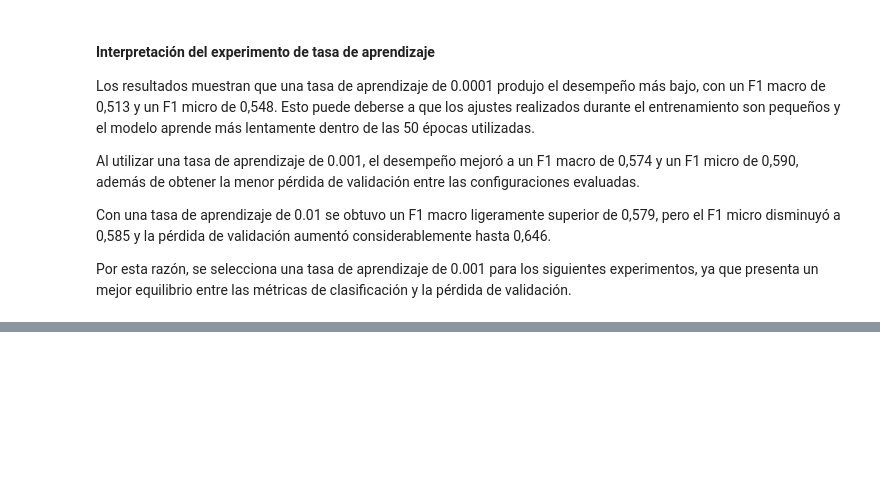
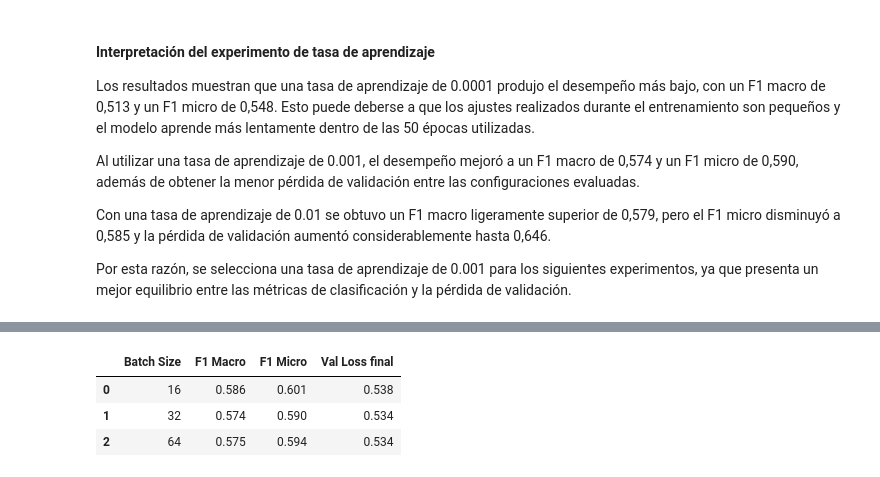
Before and after one commit to Benja-Diaz/EP1-Deep-Learning, a Jupyter notebook: Evaluacion_Parcial_1_Deep_Learning.ipynb, the cells around one changed output, grey strips where cells are left out. Saved outputs shown, nothing was run; the diff lists cells and outputs as text; code cells hidden in the pictures; blank space fills up the shorter version.

Commit message:
Agrega experimentos controlados de hiperparametros

```diff
--- a/Evaluacion_Parcial_1_Deep_Learning.ipynb
+++ b/Evaluacion_Parcial_1_Deep_Learning.ipynb
@@ -2342,0 +2359,60 @@ Por esta razón, se selecciona una tasa de aprendizaje de 0.001 para los siguien
+# %%
+batch_sizes = [16, 32, 64]
+
+resultados_batch = []
+historias_batch = {}
+
+for batch in batch_sizes:
+
+    modelo_exp = crear_modelo_experimento(
+        learning_rate=0.001
+    )
+
+    historia = modelo_exp.fit(
+        X_train_final,
+        y_train,
+        validation_data=(X_val_final, y_val),
+        epochs=50,
+        batch_size=batch,
+        verbose=0
+    )
+
+    historias_batch[batch] = historia
+
+    y_prob_exp = modelo_exp.predict(
+        X_val_final,
+        verbose=0
+    )
+
+    y_pred_exp = (y_prob_exp >= 0.5).astype(int)
+
+    f1_macro_exp = f1_score(
+        y_val,
+        y_pred_exp,
+        average='macro',
+        zero_division=0
+    )
+
+    f1_micro_exp = f1_score(
+        y_val,
+        y_pred_exp,
+        average='micro',
+        zero_division=0
+    )
+
+    resultados_batch.append({
+        'Batch Size': batch,
+        'F1 Macro': f1_macro_exp,
+        'F1 Micro': f1_micro_exp,
+        'Val Loss final': historia.history['val_loss'][-1]
+    })
+
+
+df_batch = pd.DataFrame(resultados_batch)
+
+df_batch.round(3)
+# %% [output]
+|  | Batch Size | F1 Macro | F1 Micro | Val Loss final |
+| 0 | 16 | 0.586 | 0.601 | 0.538 |
+| 1 | 32 | 0.574 | 0.590 | 0.534 |
+| 2 | 64 | 0.575 | 0.594 | 0.534 |
```
Also changed, not shown: parts of 9 cells of this notebook.
